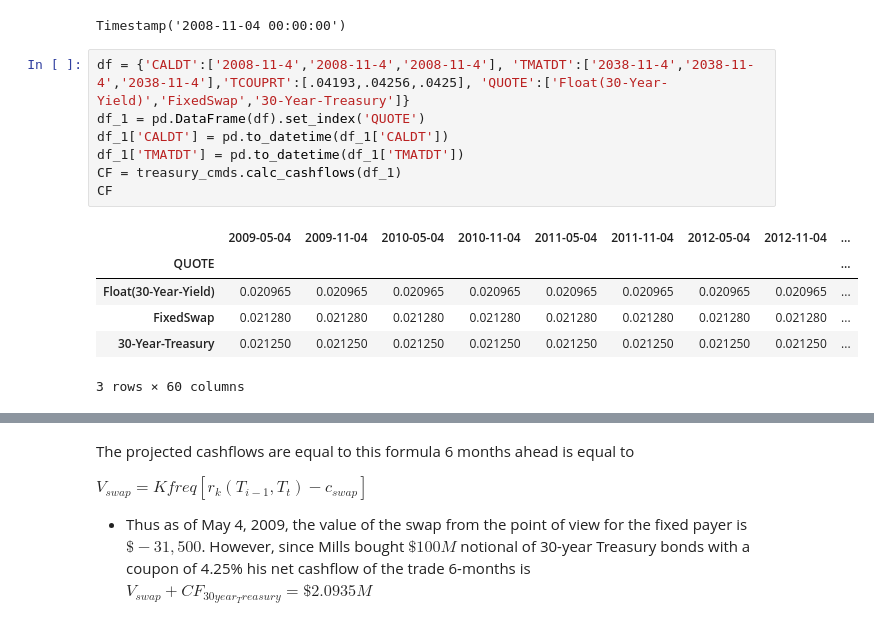
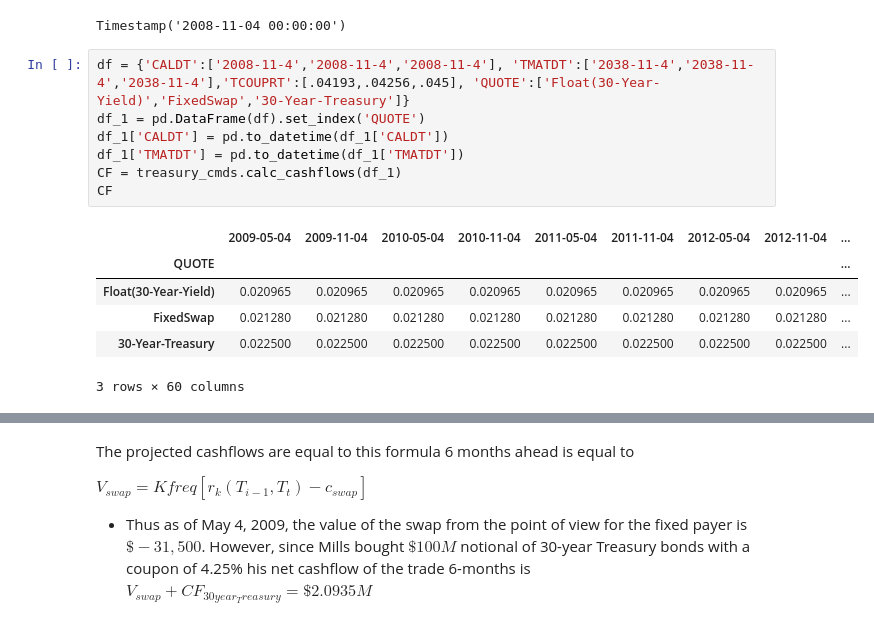
Before and after one commit to dcstein22/finm-fixedincome-2023, a Jupyter notebook: homework/Homework 3.ipynb, the cells around one changed output, grey strips where cells are left out. Saved outputs shown, nothing was run; the diff lists cells and outputs as text.

```diff
--- a/homework/Homework 3.ipynb
+++ b/homework/Homework 3.ipynb
@@ -52,16 +52,16 @@ t_current
 # %% [output]
 Timestamp('2008-11-04 00:00:00')
 # %%
-df = {'CALDT':['2008-11-4','2008-11-4','2008-11-4'], 'TMATDT':['2038-11-4','2038-11-4','2038-11-4'],'TCOUPRT':[.04193,.04256,.0425], 'QUOTE':['Float(30-Year-Yield)','FixedSwap','30-Year-Treasury']}
+df = {'CALDT':['2008-11-4','2008-11-4','2008-11-4'], 'TMATDT':['2038-11-4','2038-11-4','2038-11-4'],'TCOUPRT':[.04193,.04256,.045], 'QUOTE':['Float(30-Year-Yield)','FixedSwap','30-Year-Treasury']}
 df_1 = pd.DataFrame(df).set_index('QUOTE')
 df_1['CALDT'] = pd.to_datetime(df_1['CALDT'])
 df_1['TMATDT'] = pd.to_datetime(df_1['TMATDT'])
 CF = treasury_cmds.calc_cashflows(df_1)
 CF
 # %% [output]
 |  | 2009-05-04 | 2009-11-04 | 2010-05-04 | 2010-11-04 | 2011-05-04 | 2011-11-04 | 2012-05-04 | 2012-11-04 | ... |
 | QUOTE |  |  |  |  |  |  |  |  | ... |
 | Float(30-Year-Yield) | 0.020965 | 0.020965 | 0.020965 | 0.020965 | 0.020965 | 0.020965 | 0.020965 | 0.020965 | ... |
 | FixedSwap | 0.021280 | 0.021280 | 0.021280 | 0.021280 | 0.021280 | 0.021280 | 0.021280 | 0.021280 | ... |
-| 30-Year-Treasury | 0.021250 | 0.021250 | 0.021250 | 0.021250 | 0.021250 | 0.021250 | 0.021250 | 0.021250 | ... |
+| 30-Year-Treasury | 0.022500 | 0.022500 | 0.022500 | 0.022500 | 0.022500 | 0.022500 | 0.022500 | 0.022500 | ... |
 3 rows × 60 columns
```
Also changed, not shown: parts of 3 cells of this notebook.
